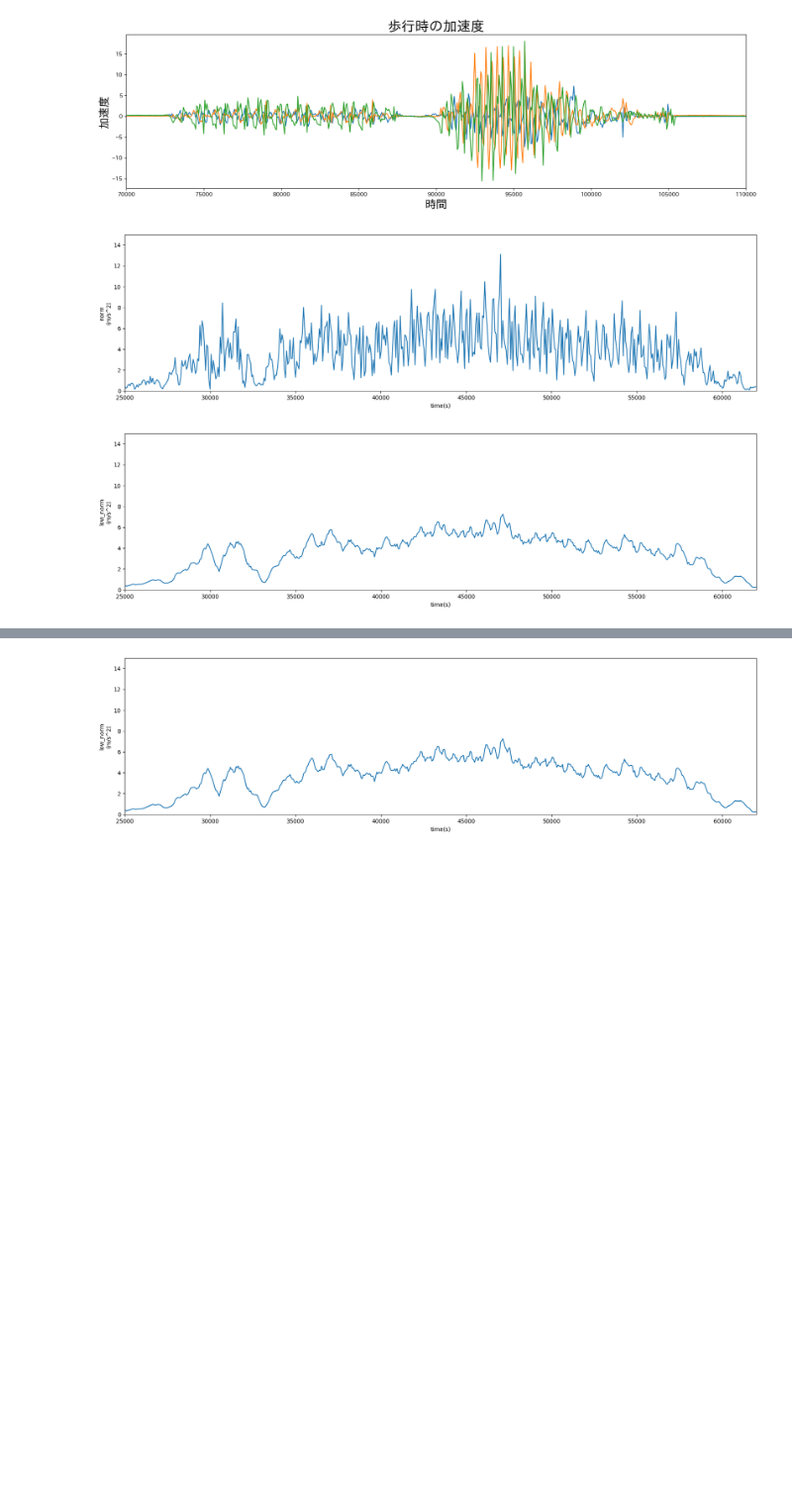
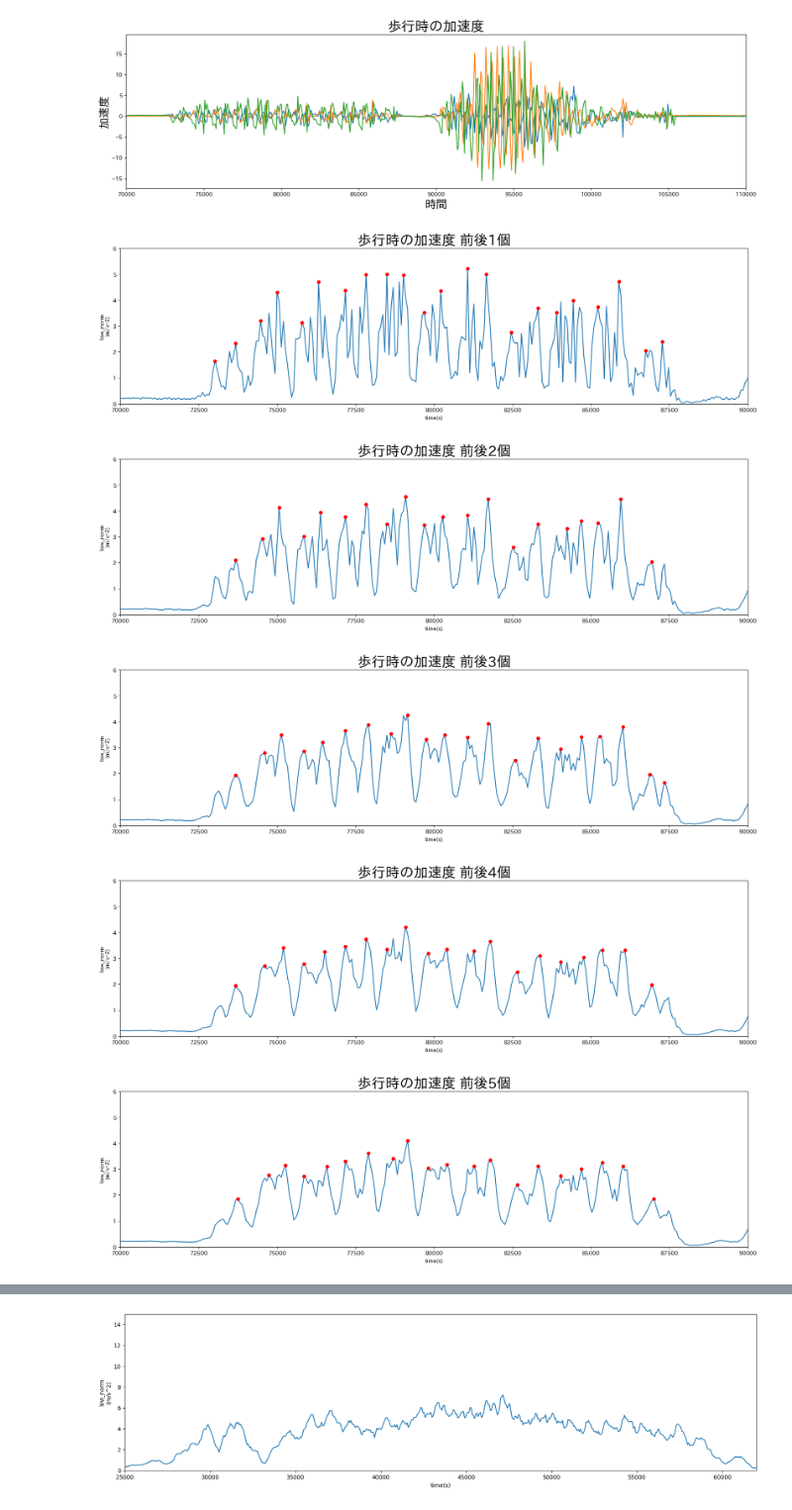
Before and after one commit to karasuneo/kajilab, a Jupyter notebook: 0626-0702/src/main.ipynb, the cells around one changed output, grey strips where cells are left out. Shown at 99% size. Cells and saved outputs as stored; diff of their text form; code cells hidden in the pictures; blank space fills up the shorter version.

```diff
--- a/0626-0702/src/main.ipynb
+++ b/0626-0702/src/main.ipynb
@@ -102,41 +102,42 @@ plt.xlim(70000, 110000)
 # %% [output]
 (70000.0, 110000.0)
 [figure]
+# %%
+if __name__ == '__main__':
+
+    df = pd.read_csv(csv_file_path_walk)
+    # normを計算
+    df['norm'] = (df['x']**2 + df['y']**2 + df['z']**2)**0.5
+    fig = plt.figure(figsize=(20, 5))
+    plt.plot(df['time'], df['norm'], zorder=1)
+    plt.xlabel('time(s)')
+    plt.ylabel('norm\n(m/s^2)')
+    plt.ylim(0, 6)
+    plt.xlim(70000, 90000)
+    plt.show()
 # %%
-if __name__ == '__main__':
-
+for i in range(10):
     df = pd.read_csv(csv_file_path_walk)
     # normを計算
     df['norm'] = (df['x']**2 + df['y']**2 + df['z']**2)**0.5
     # 移動平均を計算
-    df['low_norm'] = df['norm'].rolling(window=10).mean()
-    df['low_norm'] = df['low_norm'].rolling(window=10).mean()
+    df['low_norm'] = df['norm'].rolling(window=i+1).mean()
+    # df['low_norm'] = df['low_norm'].rolling(window=10).mean()
     fig = plt.figure(figsize=(20, 5))
-    plt.plot(df['time'], df['norm'], zorder=1)
-    plt.xlabel('time(s)')
-    plt.ylabel('norm\n(m/s^2)')
-    plt.ylim(0, 15)
-    plt.xlim(25000,62000)
-    plt.show()
-
-if __name__ == '__main__':
-
-    df = pd.read_csv(csv_file_path_walk)
-    # normを計算
-    df['norm'] = (df['x']**2 + df['y']**2 + df['z']**2)**0.5
-    # 移動平均を計算
-    df['low_norm'] = df['norm'].rolling(window=10).mean()
-    fig = plt.figure(figsize=(20, 5))
+    plt.title(f'歩行時の加速度 前後{i+1}個', fontsize=25)
     plt.plot(df['time'], df['low_norm'], zorder=1)
     plt.xlabel('time(s)')
     plt.ylabel('low_norm\n(m/s^2)')
-    peek, _ = signal.find_peaks(df['low_norm'], height=12)
     # 赤点を描画
+    peek, _ = signal.find_peaks(df['low_norm'],distance=7, height=1.5)
     plt.scatter(df['time'][peek], df['low_norm']
-                [peek], s=15, color='red', zorder=2)
-    plt.ylim(0, 15)
-    plt.xlim(25000,62000)
+                [peek], s=30, color='red', zorder=2)
+    plt.ylim(0, 6)
+    plt.xlim(70000, 90000)
     plt.show()
 # %% [output]
-[figure, old version]
+[figure, new version]
-[figure, old version]
+[figure, new version]
+[figure, added]
+[figure, added]
+[figure, added]
```
Also changed, not shown: parts of 3 cells of this notebook, 21 other files.
